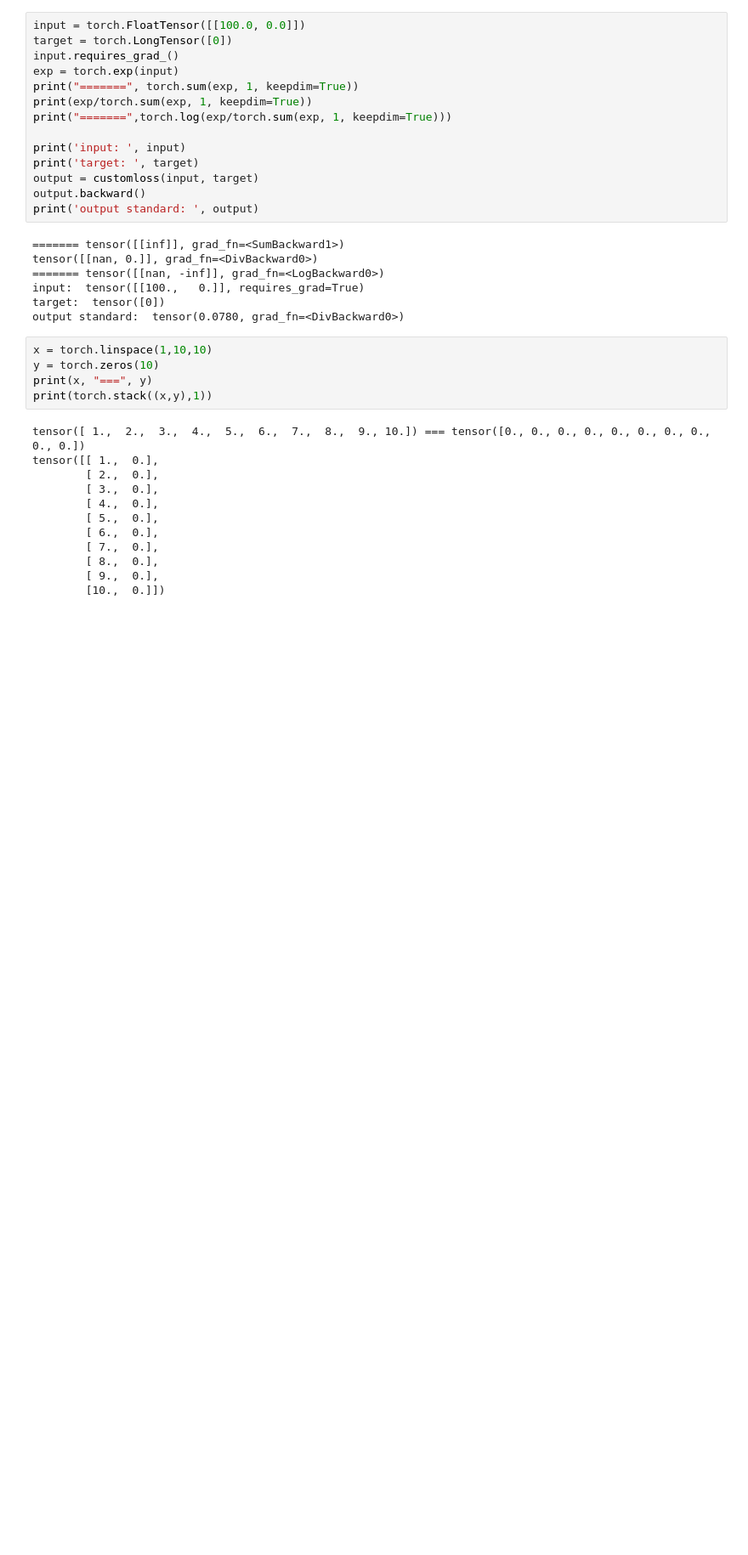
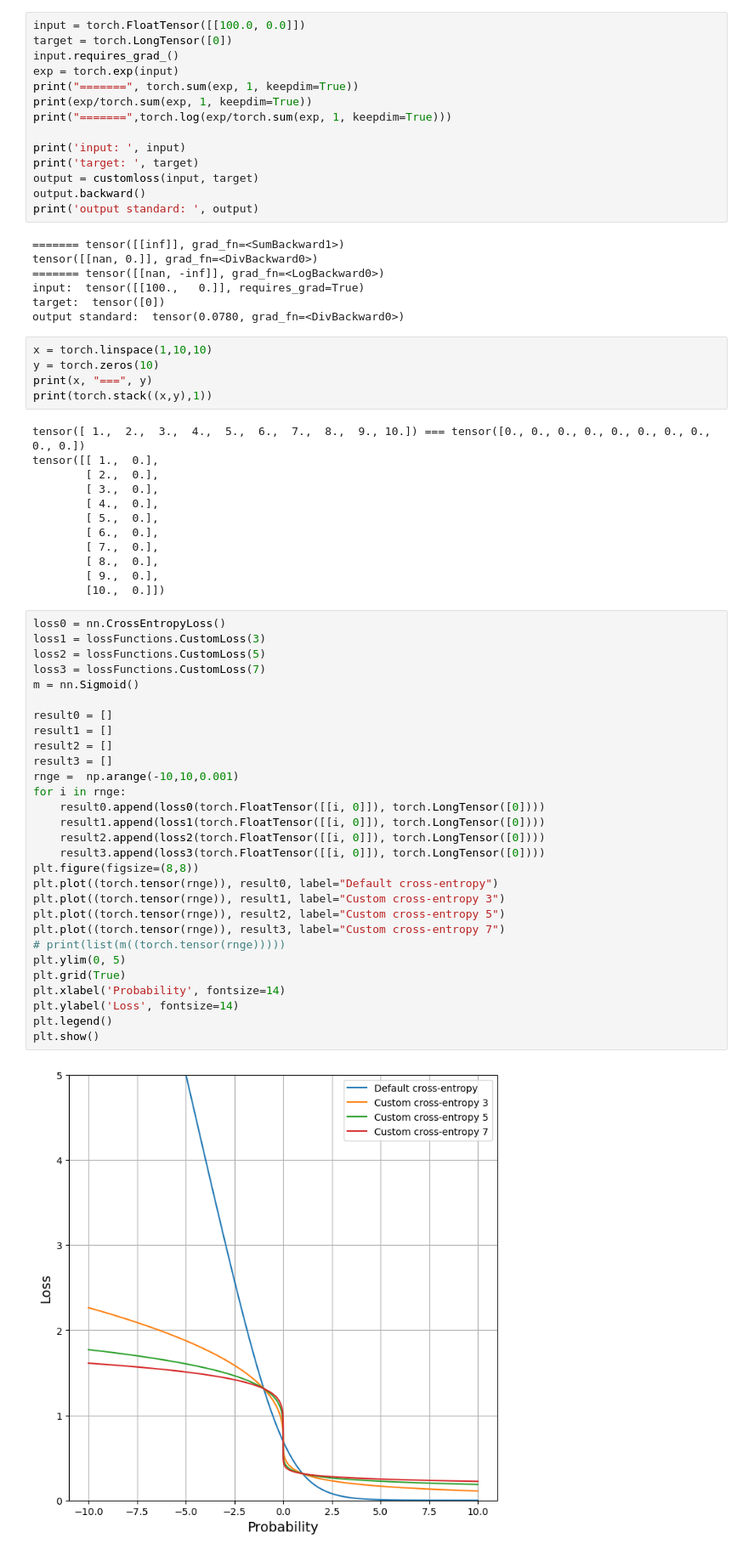
Before and after one commit to 591291-hvl/Bachelor, a Jupyter notebook: Code/notebooks/Tester/lossTest.ipynb, the cells around one changed output. Shown: that part at 85% size. Drawn from its saved outputs; the diff is of its cells as text; blank space fills up the shorter version.

```diff
--- a/Code/notebooks/Tester/lossTest.ipynb
+++ b/Code/notebooks/Tester/lossTest.ipynb
@@ -142,6 +142,37 @@ tensor([[ 1.,  0.],
         [ 8.,  0.],
         [ 9.,  0.],
         [10.,  0.]])
+# %%
+loss0 = nn.CrossEntropyLoss()
+loss1 = lossFunctions.CustomLoss(3)
+loss2 = lossFunctions.CustomLoss(5)
+loss3 = lossFunctions.CustomLoss(7)
+m = nn.Sigmoid()
+
+result0 = []
+result1 = []
+result2 = []
+result3 = []
+rnge =  np.arange(-10,10,0.001)
+for i in rnge:
+    result0.append(loss0(torch.FloatTensor([[i, 0]]), torch.LongTensor([0])))
+    result1.append(loss1(torch.FloatTensor([[i, 0]]), torch.LongTensor([0])))
+    result2.append(loss2(torch.FloatTensor([[i, 0]]), torch.LongTensor([0])))
+    result3.append(loss3(torch.FloatTensor([[i, 0]]), torch.LongTensor([0])))
+plt.figure(figsize=(8,8))
+plt.plot((torch.tensor(rnge)), result0, label="Default cross-entropy")
+plt.plot((torch.tensor(rnge)), result1, label="Custom cross-entropy 3")
+plt.plot((torch.tensor(rnge)), result2, label="Custom cross-entropy 5")
+plt.plot((torch.tensor(rnge)), result3, label="Custom cross-entropy 7")
+# print(list(m((torch.tensor(rnge)))))
+plt.ylim(0, 5)
+plt.grid(True)
+plt.xlabel('Probability', fontsize=14)
+plt.ylabel('Loss', fontsize=14)
+plt.legend()
+plt.show()
+# %% [output]
+[figure, added]
 # %%
 loss0 = nn.CrossEntropyLoss()
 loss1 = lossFunctions.CustomLoss(3)
```
Also changed, not shown: parts of 6 cells of this notebook, 1 other file.
